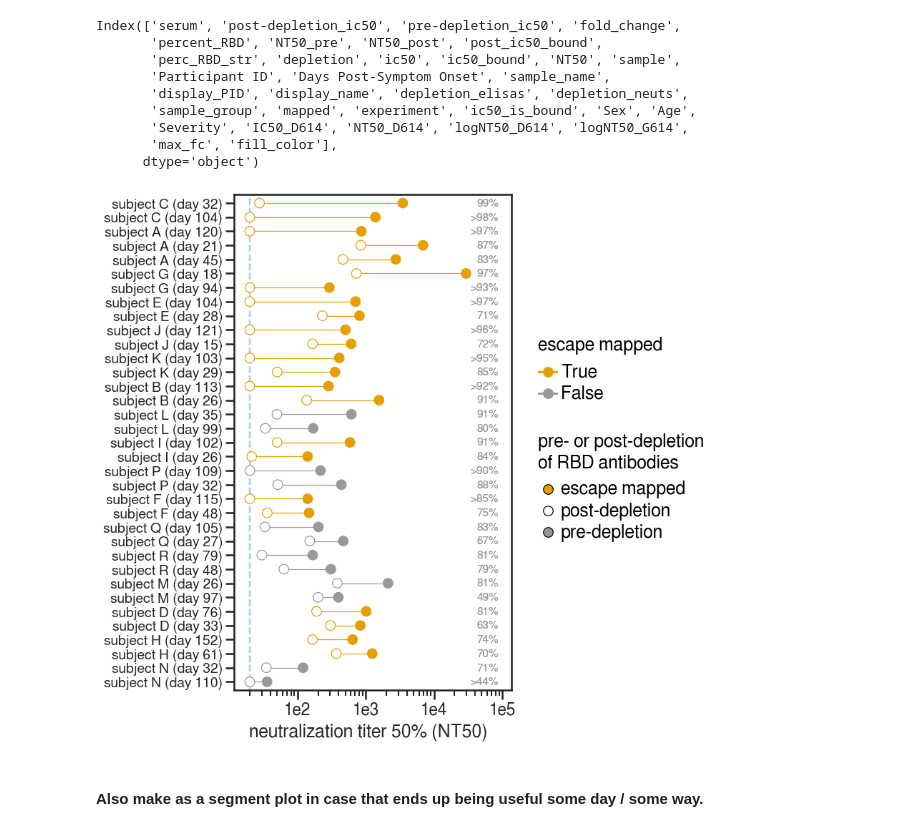
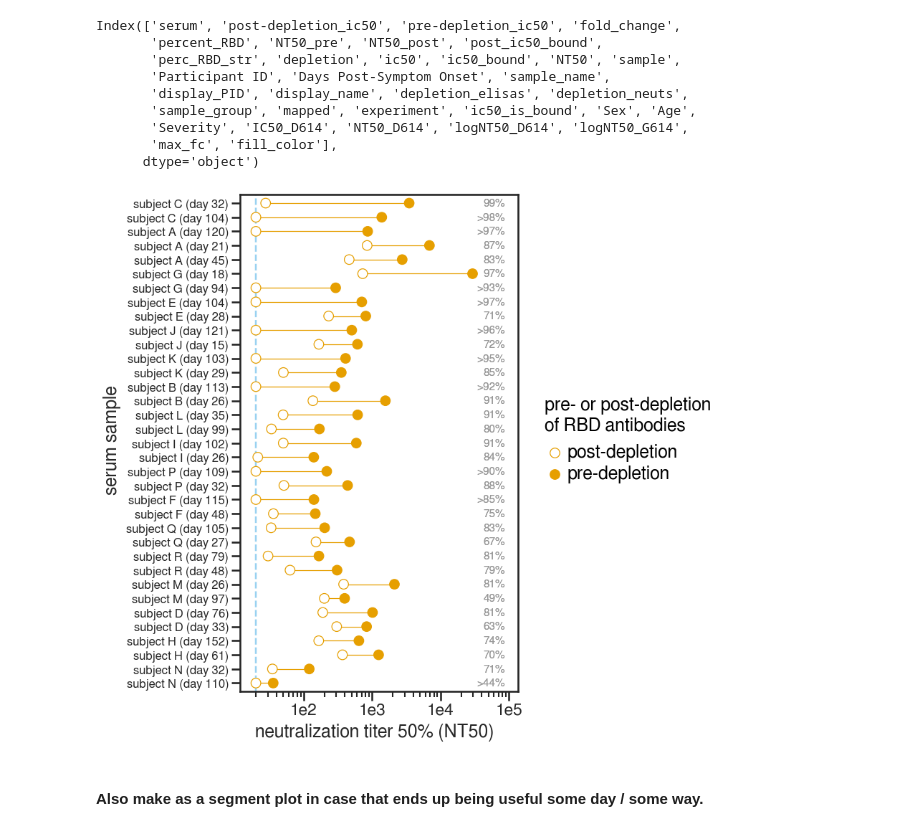
Before and after one commit to jbloomlab/SARS-CoV-2-RBD_MAP_HAARVI_sera, a Jupyter notebook: experimental_validations/rbd_depletions.ipynb, the cells around one changed output. Drawn from its saved outputs; the diff is of its cells as text; code cells hidden in the pictures.

Commit message:
depletion plots with just one color

```diff
--- a/experimental_validations/rbd_depletions.ipynb
+++ b/experimental_validations/rbd_depletions.ipynb
@@ -240,7 +240,7 @@ df=(df
       .replace({'pre-depletion': 'pre', 'post-depletion': 'post'})
      )
 df['fill_color'] = 'pre-depletion'
-df.loc[df.mapped == True, 'fill_color'] = 'escape mapped'
+#df.loc[df.mapped == True, 'fill_color'] = 'escape mapped'
 df['fill_color'] = np.where(df['depletion'] == 'post', 'post-depletion', df['fill_color'])
 
 df['depletion']=pd.Categorical(df['depletion'], categories=['pre', 'post'], ordered=True)
@@ -267,41 +267,40 @@ p = (ggplot(df
             .assign(mapped=pd.Categorical(df['mapped'],
                                           categories=[True, False],
                                           ordered=True)
                    ),
             aes(x='NT50',
                 y='serum',
-                color='mapped',
                 fill='fill_color',
                 group='serum',
                 label='perc_RBD_str'
                )) +
      scale_x_log10(name='neutralization titer 50% (NT50)', limits=[18, df['NT50'].max()*3]) +
      geom_vline(xintercept=config['NT50_LOD'],
                 linetype='dashed',
                 size=1,
                 alpha=0.6,
                 color=CBPALETTE[2]) +
-     geom_line(alpha=1) +
-     geom_point(size=5) +
+     geom_line(alpha=1, color=CBPALETTE[1]) +
+     geom_point(size=5, color=CBPALETTE[1]) +
      geom_text(aes(x=df['NT50'].max()*3, y='serum'), #
                color=CBPALETTE[0],
                ha='right',
               ) +
      theme(figure_size=(5,9),
-           axis_text_y=element_text(size=14),
+           axis_text_y=element_text(size=12)
           ) +
-     ylab('') +
-     scale_color_manual(values=[CBPALETTE[1], CBPALETTE[0]], name='escape mapped') +
-     scale_fill_manual(values=['#E69F00', '#FFFFFF', '#999999'],
+     ylab('serum sample') +
+  #   scale_color_manual(values=[CBPALETTE[1], CBPALETTE[0]], name='escape mapped') +
+     scale_fill_manual(values=['white', CBPALETTE[1]],
                        name='pre- or post-depletion\nof RBD antibodies')
     )
 
 _ = p.draw()
 
 for filetype in ['svg', 'pdf', 'png']:
     p.save(f'{resultsdir}/NT50_lineplot.{filetype}')
 # %% [output]
-[figure, old version]
+[figure, new version]
 # %% [markdown]
 #### Also make as a segment plot in case that ends up being useful some day / some way.
 # %%
```
Also changed, not shown: 3 other files.
